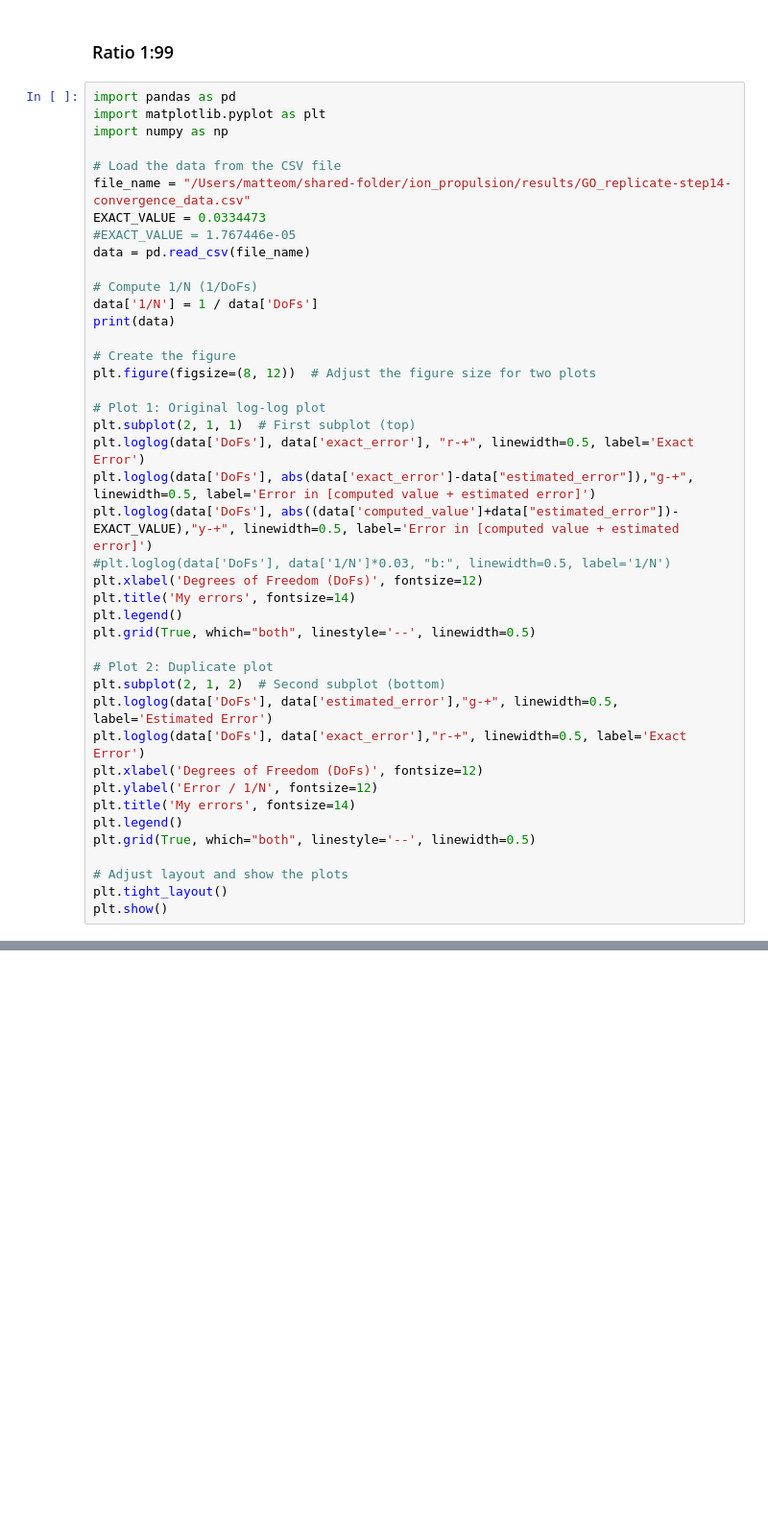
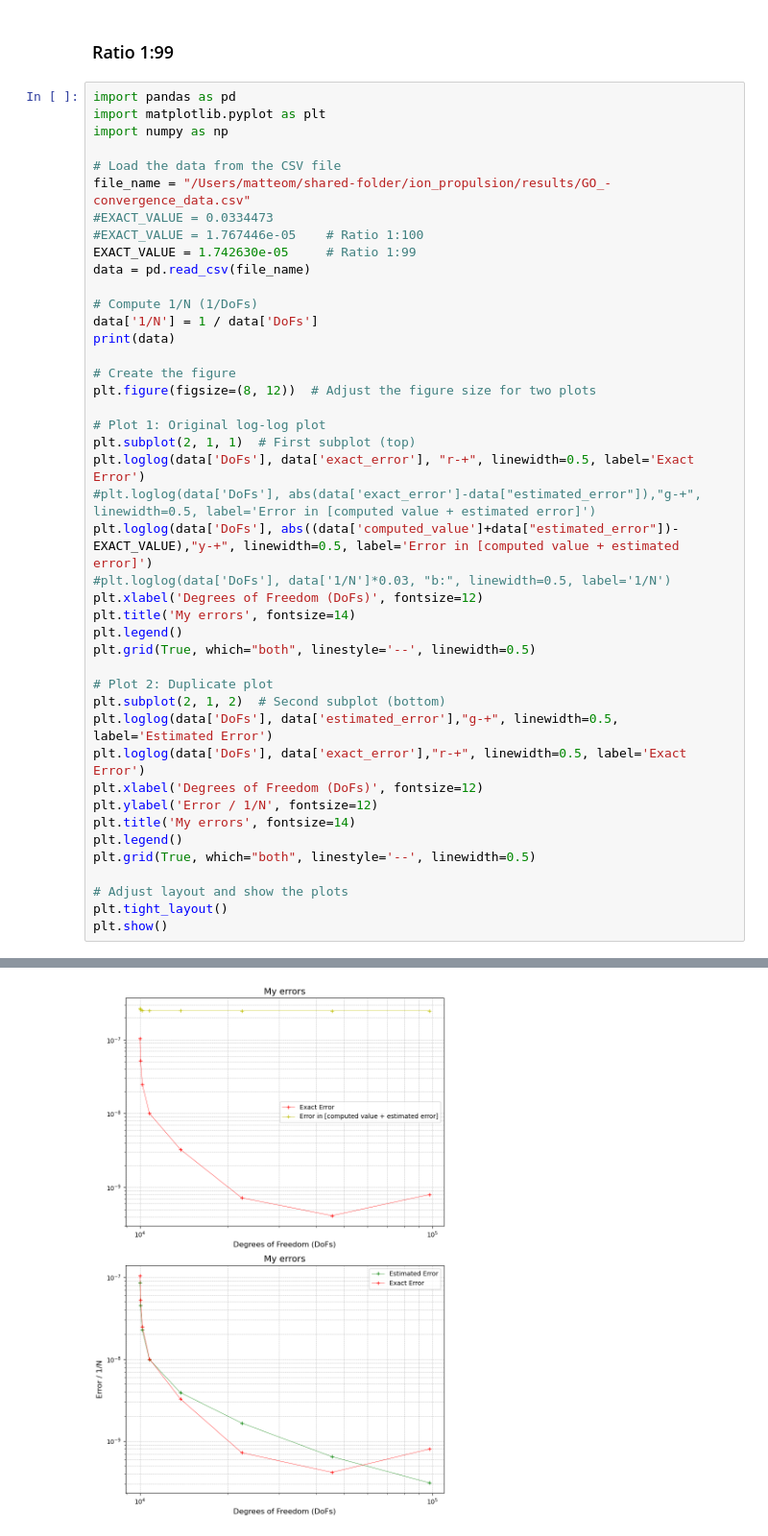
Before and after one commit to Matteo-Malve/ion_propulsion, a Jupyter notebook: postprocessing/step14_plots.ipynb, the cells around one changed output, grey strips where cells are left out. Shown at 96% size. Saved outputs shown, nothing was run; the diff lists cells and outputs as text; blank space fills up the shorter version.

```diff
--- a/postprocessing/step14_plots.ipynb
+++ b/postprocessing/step14_plots.ipynb
@@ -101,9 +154,10 @@ import matplotlib.pyplot as plt
 import numpy as np
 
 # Load the data from the CSV file
-file_name = "/Users/matteom/shared-folder/ion_propulsion/results/GO_replicate-step14-convergence_data.csv"
-EXACT_VALUE = 0.0334473
-#EXACT_VALUE = 1.767446e-05
+file_name = "/Users/matteom/shared-folder/ion_propulsion/results/GO_-convergence_data.csv"
+#EXACT_VALUE = 0.0334473
+#EXACT_VALUE = 1.767446e-05    # Ratio 1:100
+EXACT_VALUE = 1.742630e-05     # Ratio 1:99
 data = pd.read_csv(file_name)
 
 # Compute 1/N (1/DoFs)
@@ -116,7 +170,7 @@ plt.figure(figsize=(8, 12))  # Adjust the figure size for two plots
 # Plot 1: Original log-log plot
 plt.subplot(2, 1, 1)  # First subplot (top)
 plt.loglog(data['DoFs'], data['exact_error'], "r-+", linewidth=0.5, label='Exact Error')
-plt.loglog(data['DoFs'], abs(data['exact_error']-data["estimated_error"]),"g-+", linewidth=0.5, label='Error in [computed value + estimated error]')
+#plt.loglog(data['DoFs'], abs(data['exact_error']-data["estimated_error"]),"g-+", linewidth=0.5, label='Error in [computed value + estimated error]')
 plt.loglog(data['DoFs'], abs((data['computed_value']+data["estimated_error"])-EXACT_VALUE),"y-+", linewidth=0.5, label='Error in [computed value + estimated error]')
 #plt.loglog(data['DoFs'], data['1/N']*0.03, "b:", linewidth=0.5, label='1/N')
 plt.xlabel('Degrees of Freedom (DoFs)', fontsize=12)
@@ -137,3 +191,4 @@ plt.grid(True, which="both", linestyle='--', linewidth=0.5)
 # Adjust layout and show the plots
 plt.tight_layout()
 plt.show()
+# %% [output]
@@ -139,0 +204 @@ plt.show()
+[figure, added]
```
Also changed, not shown: parts of 5 cells of this notebook, 2 other files.
